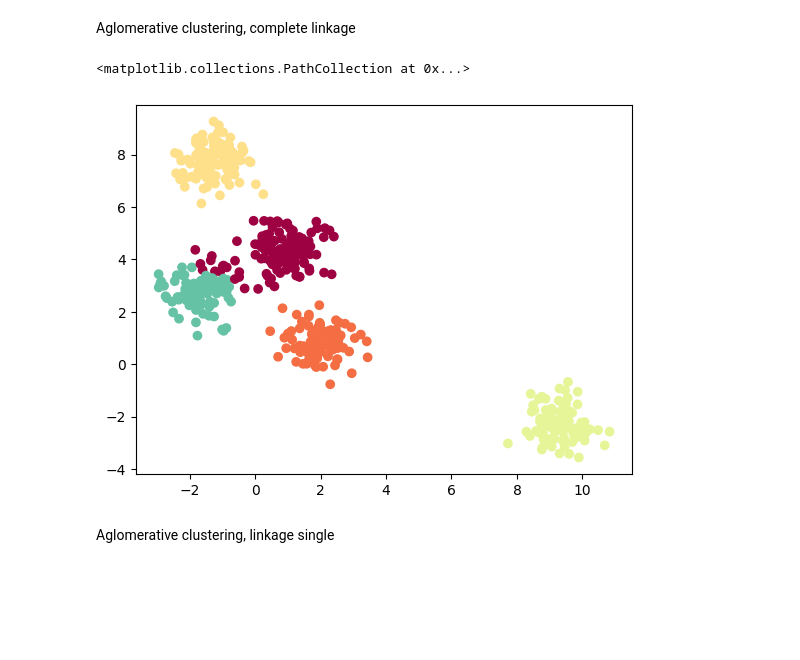
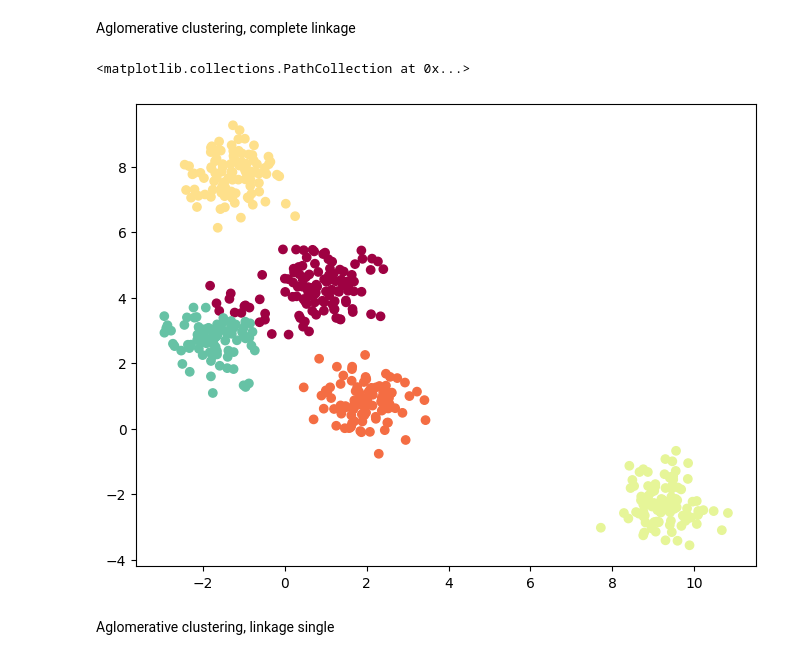
Before and after one commit to elios128/DSCamp, a Jupyter notebook: lesson_10_clustering_part_2/lesson_10_clustering_agl_dbscan_hometask.ipynb, the cells around one changed output. Saved outputs shown, nothing was run; the diff lists cells and outputs as text; code cells hidden in the pictures; blank space fills up the shorter version.

```diff
--- a/lesson_10_clustering_part_2/lesson_10_clustering_agl_dbscan_hometask.ipynb
+++ b/lesson_10_clustering_part_2/lesson_10_clustering_agl_dbscan_hometask.ipynb
@@ -32,13 +32,14 @@ Aglomerative clustering, complete linkage
 # %%
 from sklearn.cluster import AgglomerativeClustering
 
 clf = AgglomerativeClustering(n_clusters=5, linkage="complete")
 pred = clf.fit_predict(X)
 
+plt.figure(figsize=(8,6))
 plt.scatter(X[:, 0], X[:, 1], c=colors[pred])
 # %% [output]
 <matplotlib.collections.PathCollection at 0x...>
-[figure, old version]
+[figure, new version]
 # %% [markdown]
 Aglomerative clustering, linkage single
 # %%
```
Also changed, not shown: parts of 4 cells of this notebook.
